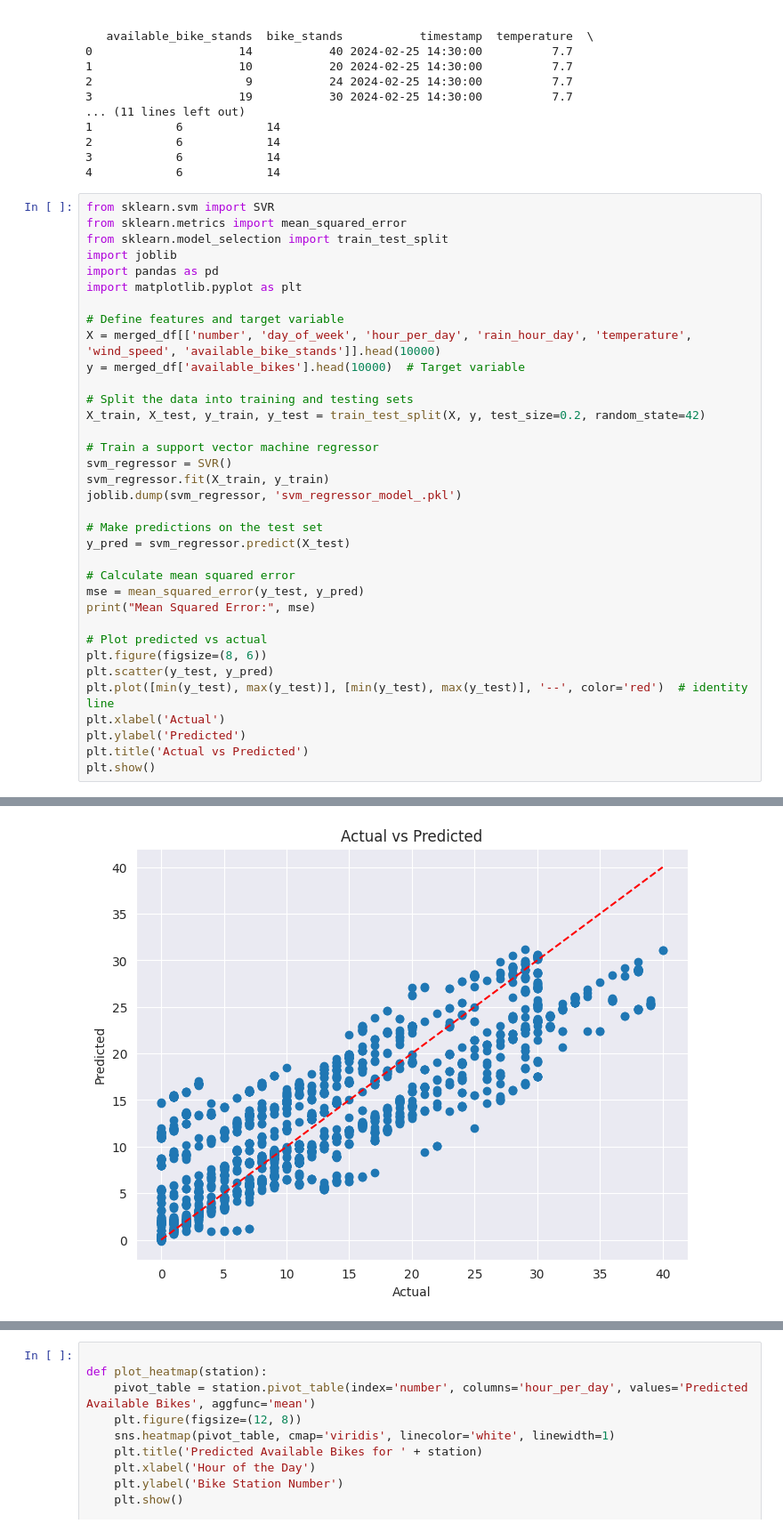
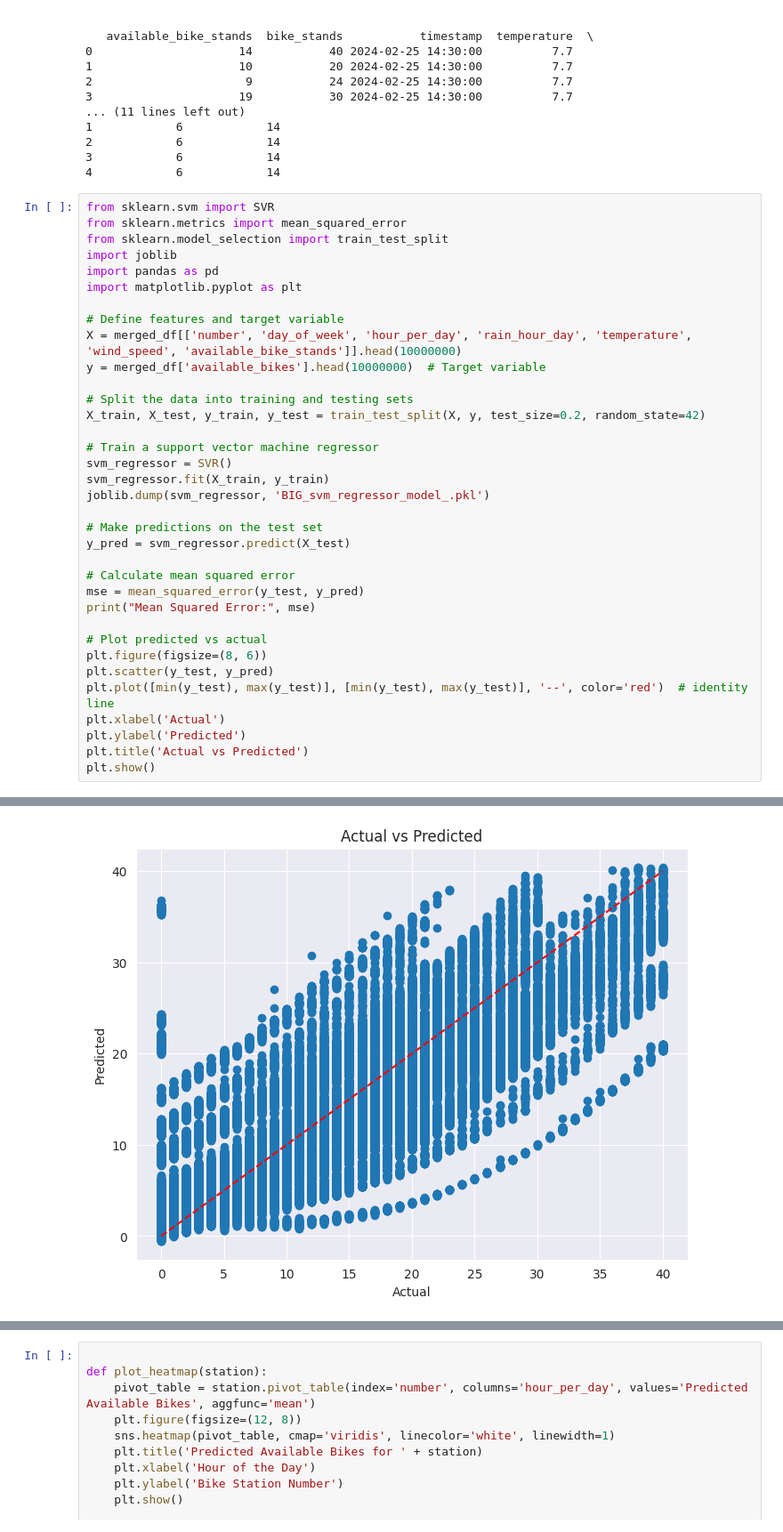
Before and after one commit to HelloMum/Dublin-Bike-Availability-Predictor, a Jupyter notebook: DataAnalytics/Model2.ipynb, the cells around one changed output, grey strips where cells are left out. Shown at 89% size. Drawn from its saved outputs; the diff is of its cells as text.

Commit message:
Bigger regressor model, cleaner and using the whole database.

```diff
--- a/DataAnalytics/Model2.ipynb
+++ b/DataAnalytics/Model2.ipynb
@@ -151,8 +151,8 @@ import pandas as pd
 import matplotlib.pyplot as plt
 
 # Define features and target variable
-X = merged_df[['number', 'day_of_week', 'hour_per_day', 'rain_hour_day', 'temperature', 'wind_speed', 'available_bike_stands']].head(10000)
-y = merged_df['available_bikes'].head(10000)  # Target variable
+X = merged_df[['number', 'day_of_week', 'hour_per_day', 'rain_hour_day', 'temperature', 'wind_speed', 'available_bike_stands']].head(10000000)
+y = merged_df['available_bikes'].head(10000000)  # Target variable
 
 # Split the data into training and testing sets
 X_train, X_test, y_train, y_test = train_test_split(X, y, test_size=0.2, random_state=42)
@@ -160,7 +160,7 @@ X_train, X_test, y_train, y_test = train_test_split(X, y, test_size=0.2, random_
 # Train a support vector machine regressor
 svm_regressor = SVR()
 svm_regressor.fit(X_train, y_train)
-joblib.dump(svm_regressor, 'svm_regressor_model_.pkl')
+joblib.dump(svm_regressor, 'BIG_svm_regressor_model_.pkl')
 
 # Make predictions on the test set
 y_pred = svm_regressor.predict(X_test)
@@ -182,4 +182,4 @@ Mean Squared Error: 28.659910000748372
-[figure, old version]
+[figure, new version]
 # %%
 
 
```
Also changed, not shown: parts of 3 cells of this notebook.
